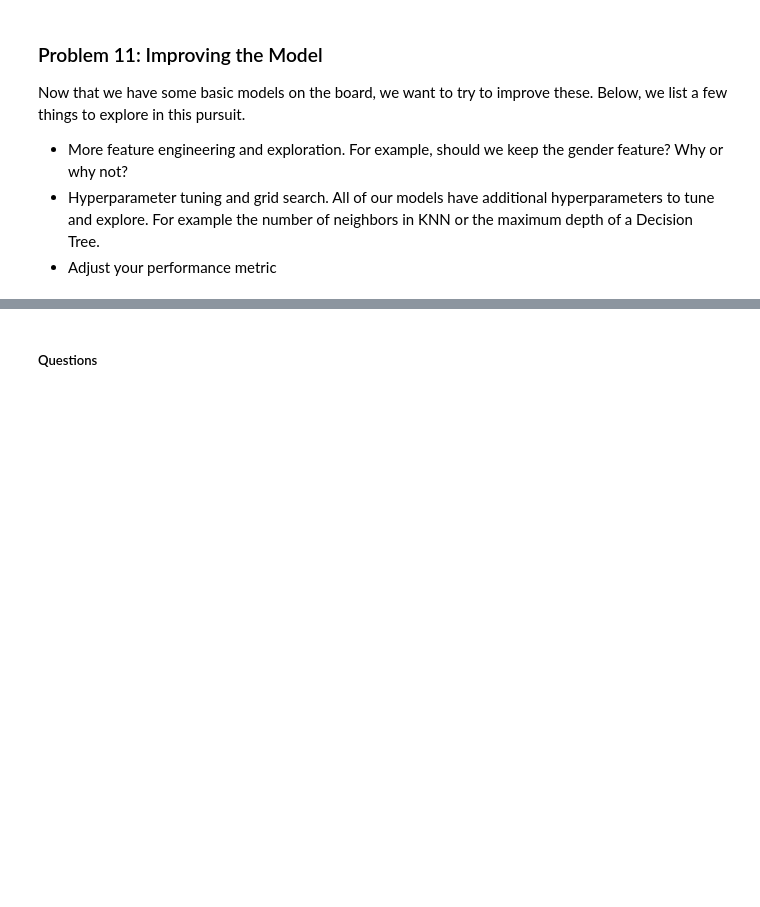
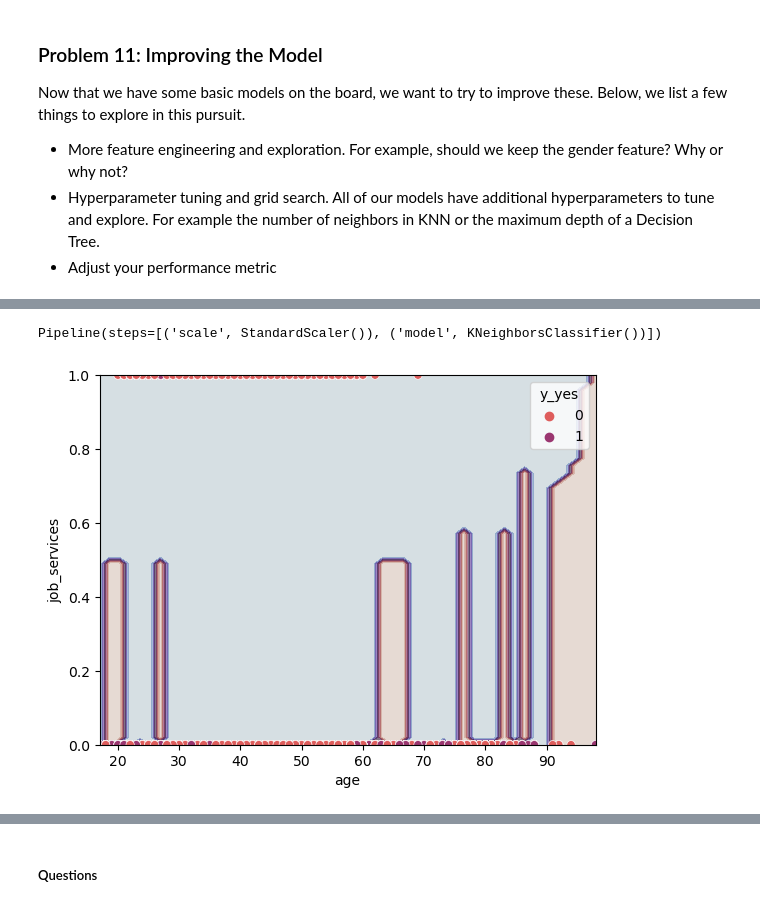
Before and after one commit to vaibhavlaghane/classifiers_bank_deposit_data, a Jupyter notebook: prompt_III.ipynb, the cells around one changed output, grey strips where cells are left out. Drawn from its saved outputs; the diff is of its cells as text; code cells hidden in the pictures; blank space fills up the shorter version.

```diff
--- a/prompt_III.ipynb
+++ b/prompt_III.ipynb
@@ -362,0 +399,15 @@ Now that we have some basic models on the board, we want to try to improve these
+# %%
+### GRADED
+knn_pipe_5 = ''
+
+### BEGIN SOLUTION
+knn_pipe_5 = Pipeline([('scale', StandardScaler()),
+                      ('model', KNeighborsClassifier(n_neighbors=5))]).fit(X1, y)
+### END SOLUTION
+
+### ANSWER CHECK
+print(knn_pipe_5)
+make_plot(knn_pipe_5)
+# %% [output]
+Pipeline(steps=[('scale', StandardScaler()), ('model', KNeighborsClassifier())])
+[figure, added]
```
Also changed, not shown: parts of 14 cells of this notebook.
